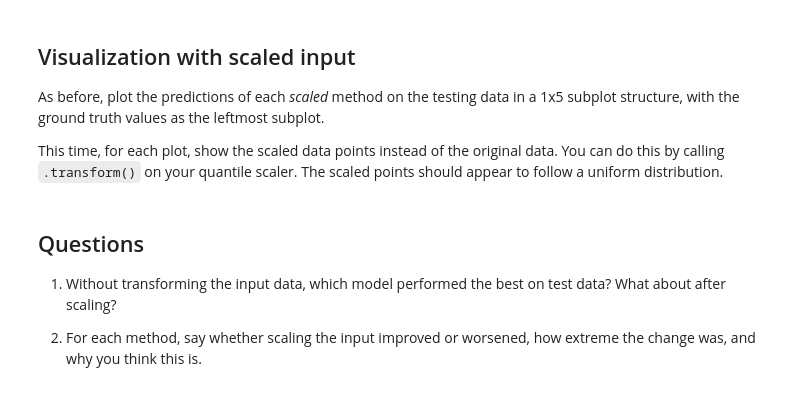
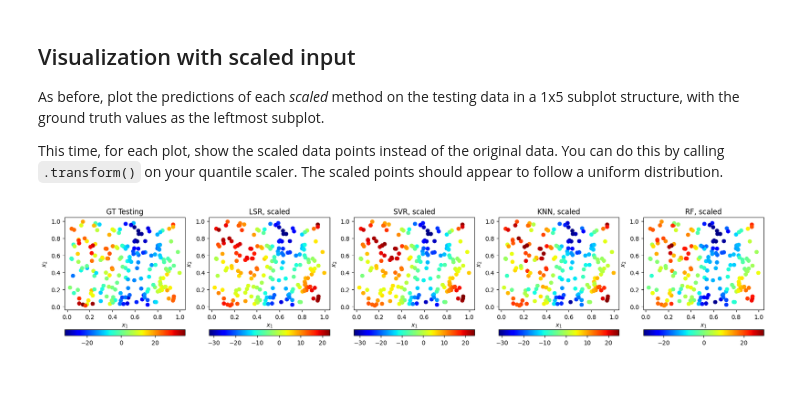
Before and after one commit to judson35/AI-ML, a Jupyter notebook: HW6/M6-HW1.ipynb, the cells around one changed output. Drawn from its saved outputs; the diff is of its cells as text; code cells hidden in the pictures.

```diff
--- a/HW6/M6-HW1.ipynb
+++ b/HW6/M6-HW1.ipynb
@@ -101,0 +154,16 @@ pipeline_names = ["LSR, scaled", "SVR, scaled", "KNN, scaled", "RF, scaled"]
+# %%
+pipeline_names = ["LSR, scaled", "SVR, scaled", "KNN, scaled", "RF, scaled"]
+pipelines = []
+models = [Pipeline([("Polynomial Features", PolynomialFeatures(7)), ("Linear Regression", LinearRegression())]),
+          SVR(C=1000, kernel='rbf'),
+          KNeighborsRegressor(n_neighbors=4),
+          RandomForestRegressor(n_estimators=100, max_depth=10)]
+
+quantile_transformer = QuantileTransformer(n_quantiles=800)
+for i in range(len(models)):
+    pipelines.append(Pipeline([("Quantile Transformer", quantile_transformer),(model_names[i], models[i])]))
+    pipelines[i].fit(X_train, y_train)
+    print(f"Pipeline: {pipeline_names[i]}")
+    print(f"\tTrain MSE: {mean_squared_error(y_train, pipelines[i].predict(X_train))}")
+    print(f"\tTest MSE: {mean_squared_error(y_test, pipelines[i].predict(X_test))}")
+    print()
@@ -109,7 +191,14 @@ This time, for each plot, show the scaled data points instead of the original da
-# %% [markdown]
-## Questions
-
-1. Without transforming the input data, which model performed the best on test data? What about after scaling?
-
-
-2. For each method, say whether scaling the input improved or worsened, how extreme the change was, and why you think this is.
+# %%
+plt.figure(figsize=(21,4))
+plt.subplot(1,5,1)
+plot(quantile_transformer.transform(X_test), y_test, "GT Testing")
+
+i = 2
+for pipeline in pipelines:
+    plt.subplot(1,5,i)
+    plot(quantile_transformer.transform(X_test), pipeline.predict(X_test), pipeline_names[i-2])
+    i += 1
+
+plt.show()
+# %% [output]
+[figure, added]
```
Also changed, not shown: parts of 9 cells of this notebook, 8 other files.
